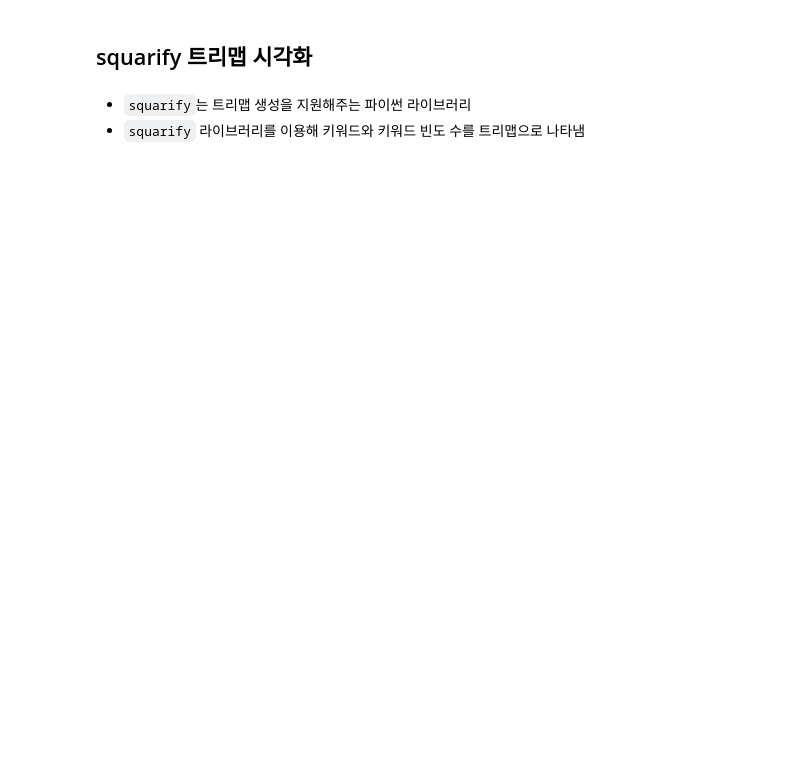
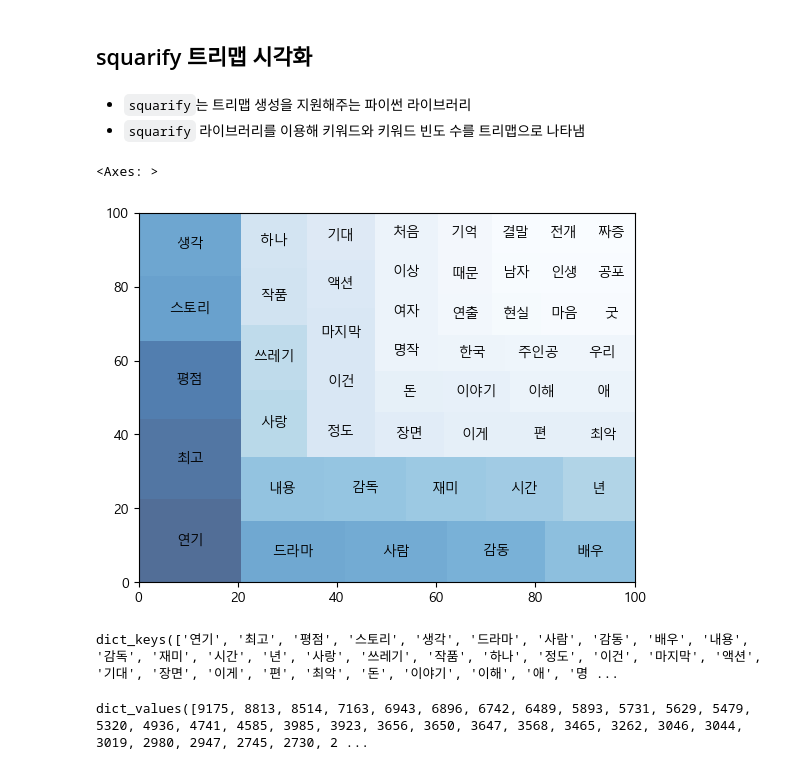
Before and after one commit to jo-cho/nlp_study, a Jupyter notebook: Notebooks/_2_키워드_분석(Keyword_Analysis).ipynb, the cells around one changed output. Cells and saved outputs as stored; diff of their text form; code cells hidden in the pictures; blank space fills up the shorter version.

```diff
--- a/Notebooks/_2_키워드_분석(Keyword_Analysis).ipynb
+++ b/Notebooks/_2_키워드_분석(Keyword_Analysis).ipynb
@@ -139,3 +168,22 @@ top_nouns
 # %% [markdown]
 * `squarify`는 트리맵 생성을 지원해주는 파이썬 라이브러리
 * `squarify` 라이브러리를 이용해 키워드와 키워드 빈도 수를 트리맵으로 나타냄
+# %%
+import squarify
+
+norm = mpl.colors.Normalize(vmin=min(top_nouns.values()),
+                            vmax=max(top_nouns.values()))
+colors = [matplotlib.cm.Blues(norm(value)) for value in top_nouns.values()]
+
+squarify.plot(label = top_nouns.keys(), sizes = top_nouns.values(), color = colors, alpha=.7)
+# %% [output]
+<Axes: >
+[figure, added]
+# %%
+top_nouns.keys()
+# %% [output]
+dict_keys(['연기', '최고', '평점', '스토리', '생각', '드라마', '사람', '감동', '배우', '내용', '감독', '재미', '시간', '년', '사랑', '쓰레기', '작품', '하나', '정도', '이건', '마지막', '액션', '기대', '장면', '이게', '편', '최악', '돈', '이야기', '이해', '애', '명 ...
+# %%
+top_nouns.values()
+# %% [output]
+dict_values([9175, 8813, 8514, 7163, 6943, 6896, 6742, 6489, 5893, 5731, 5629, 5479, 5320, 4936, 4741, 4585, 3985, 3923, 3656, 3650, 3647, 3568, 3465, 3262, 3046, 3044, 3019, 2980, 2947, 2745, 2730, 2 ...
```
Also changed, not shown: parts of 6 cells of this notebook, 2 other files.
